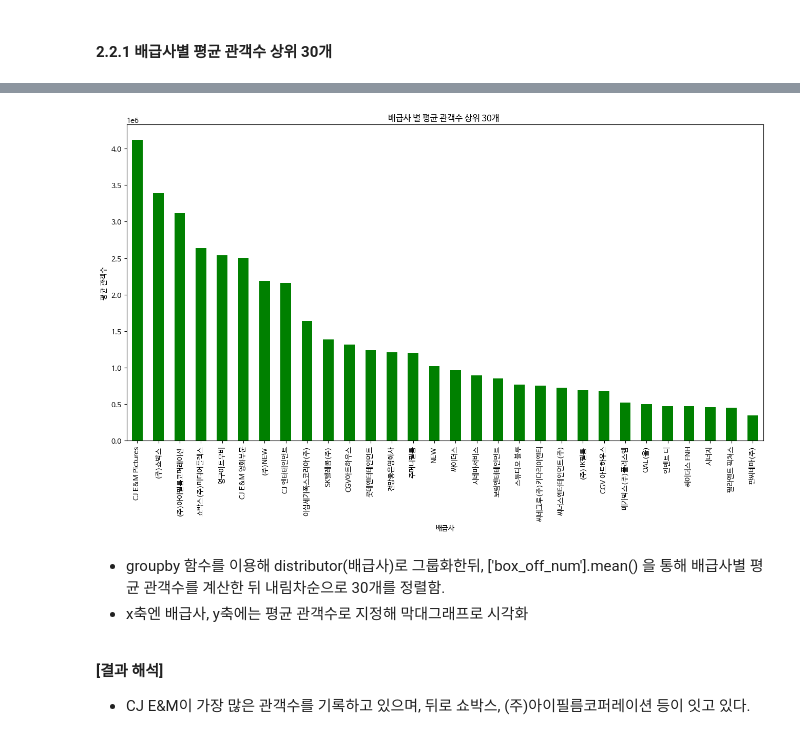
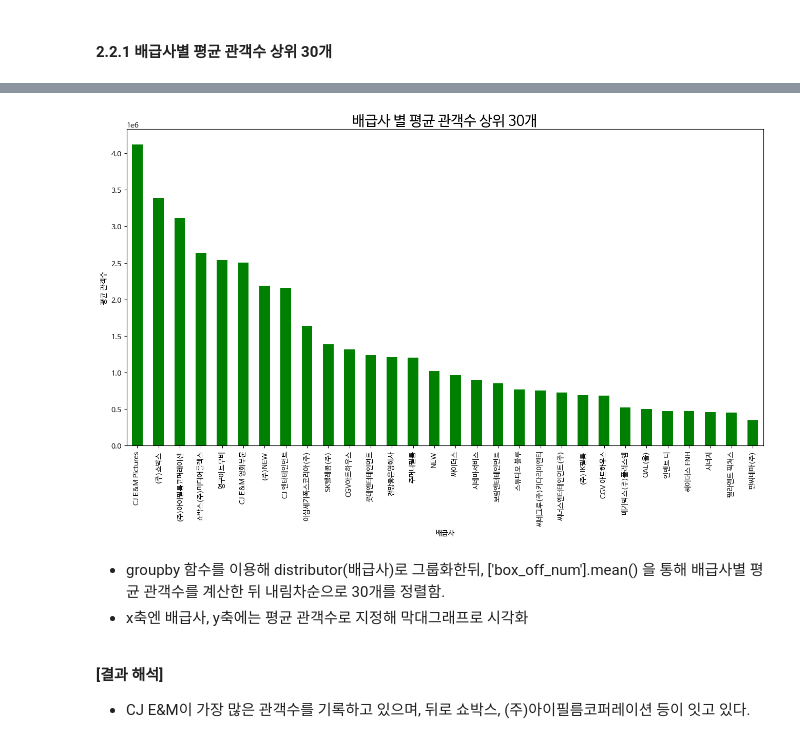
Before and after one commit to minjeon99/ESAA-10th, a Jupyter notebook: YB_3조_미니_프로젝트_1.ipynb, the cells around one changed output, grey strips where cells are left out. Drawn from its saved outputs; the diff is of its cells as text; code cells hidden in the pictures.

```diff
--- a/YB_3조_미니_프로젝트_1.ipynb
+++ b/YB_3조_미니_프로젝트_1.ipynb
@@ -515,14 +517,14 @@ Name: box_off_num, dtype: float64
 # %%
 #막대그래프로 시각화
 plt.figure(figsize=(16, 8))
 box_off_mean.plot(kind='bar', color='green')
-plt.title('배급사 별 평균 관객수 상위 30개 ')
+plt.title('배급사 별 평균 관객수 상위 30개', fontsize=20)
 plt.xlabel('배급사')
 plt.ylabel('평균 관객수')
 plt.xticks(rotation=90) #X축 글자 방향 90도 돌리기
 plt.show()
 # %% [output]
-[figure, old version]
+[figure, new version]
 # %% [markdown]
 - groupby 함수를 이용해 distributor(배급사)로 그룹화한뒤, ['box_off_num'].mean() 을 통해 배급사별 평균 관객수를 계산한 뒤 내림차순으로 30개를 정렬함.
 - x축엔 배급사, y축에는 평균 관객수로 지정해 막대그래프로 시각화
```
Also changed, not shown: parts of 14 cells of this notebook.
